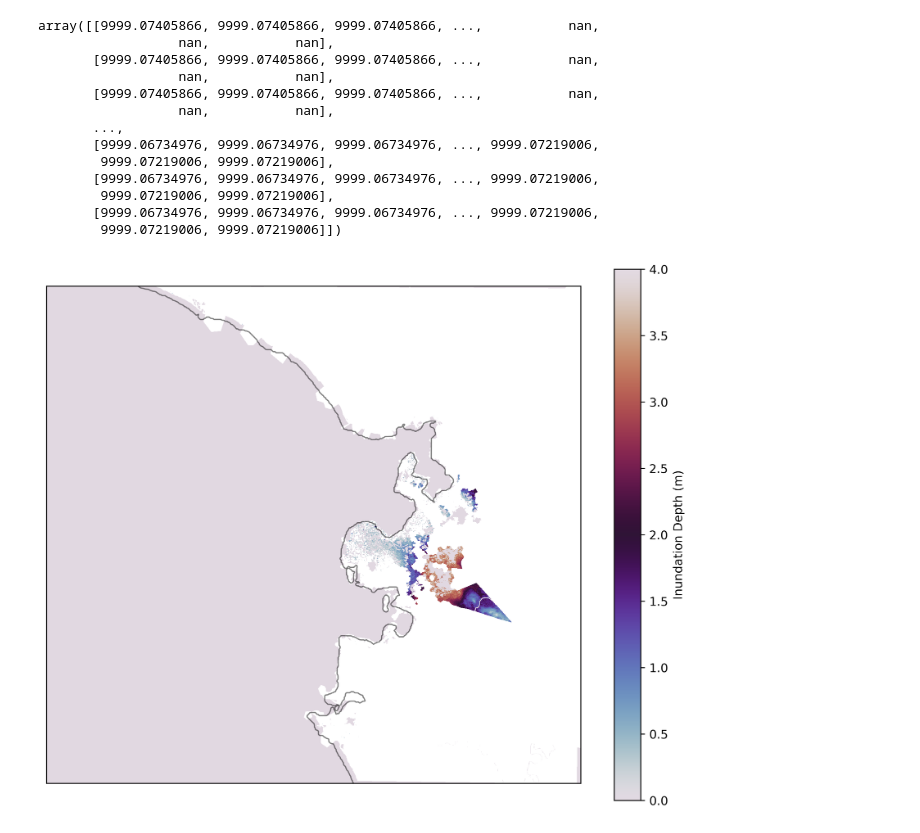
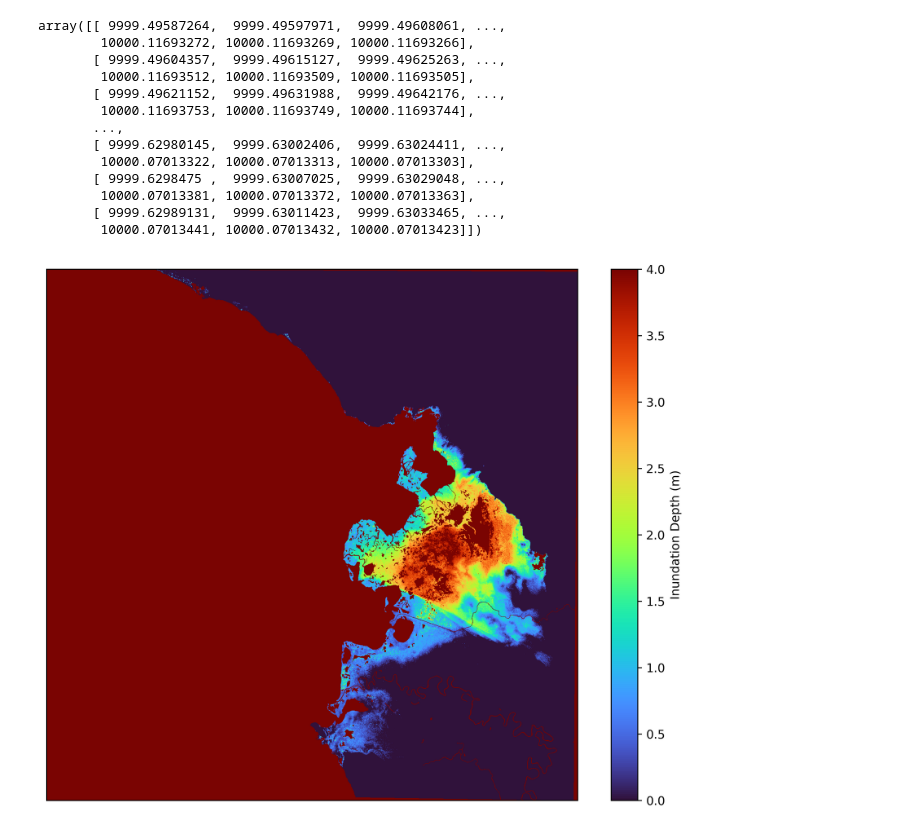
Before and after one commit to aesgeorges/LaGonaveFM, a Jupyter notebook: notebooks/flood_expand.ipynb, the cells around one changed output. Drawn from its saved outputs; the diff is of its cells as text; code cells hidden in the pictures.

Commit message:
new writing figures

```diff
--- a/notebooks/flood_expand.ipynb
+++ b/notebooks/flood_expand.ipynb
@@ -102,46 +102,47 @@ def expand_flooding_hand_realistic(adcirc_output, dem_path, mesh_path):
 
     return inundation_depth, transform, crs
 # %%
-output = "../sims/Gonave_Surge_nomangrove/hotstart/fort.63.nc"
-mesh_path = "../sims/Gonave_Surge_nomangrove/fort.14"
+output = "../sims/Gonave_SLR_mangrove/SSP1_2050/hotstart/fort.63.nc"
+mesh_path = "../sims/Gonave_SLR_mangrove/S0/fort.14"
 dempath = "../datasets/rasters/GrandPierre_fix.tif"
 
-inundation_depth, transform, crs = expand_flooding_hand(output, dempath, mesh_path)
+inundation_depth, transform, crs = expand_flooding_hand_realistic(output, dempath, mesh_path)
 # %%
 inundation_depth
 # %% [output]
-array([[9999.07405866, 9999.07405866, 9999.07405866, ...,           nan,
-                  nan,           nan],
-       [9999.07405866, 9999.07405866, 9999.07405866, ...,           nan,
-                  nan,           nan],
-       [9999.07405866, 9999.07405866, 9999.07405866, ...,           nan,
-                  nan,           nan],
+array([[ 9999.49587264,  9999.49597971,  9999.49608061, ...,
+        10000.11693272, 10000.11693269, 10000.11693266],
+       [ 9999.49604357,  9999.49615127,  9999.49625263, ...,
+        10000.11693512, 10000.11693509, 10000.11693505],
+       [ 9999.49621152,  9999.49631988,  9999.49642176, ...,
+        10000.11693753, 10000.11693749, 10000.11693744],
        ...,
-       [9999.06734976, 9999.06734976, 9999.06734976, ..., 9999.07219006,
-        9999.07219006, 9999.07219006],
-       [9999.06734976, 9999.06734976, 9999.06734976, ..., 9999.07219006,
-        9999.07219006, 9999.07219006],
-       [9999.06734976, 9999.06734976, 9999.06734976, ..., 9999.07219006,
-        9999.07219006, 9999.07219006]])
+       [ 9999.62980145,  9999.63002406,  9999.63024411, ...,
+        10000.07013322, 10000.07013313, 10000.07013303],
+       [ 9999.6298475 ,  9999.63007025,  9999.63029048, ...,
+        10000.07013381, 10000.07013372, 10000.07013363],
+       [ 9999.62989131,  9999.63011423,  9999.63033465, ...,
+        10000.07013441, 10000.07013432, 10000.07013423]])
+# %%
+extent = [-72.85, -72.6, 19.25, 19.5]
 # %%
 from rasterio.plot import plotting_extent
 import cartopy.feature as cf
 
 import matplotlib.pyplot as plt
 import matplotlib as mpl
 
 fig, ax = plt.subplots(figsize = (10,8), dpi=500, subplot_kw={'projection': ccrs.PlateCarree()})
-im = ax.imshow(inundation_depth, cmap='twilight', vmin=0., vmax=4, transform=ccrs.PlateCarree(), extent=plotting_extent(dem, transform=transform))
+im = ax.imshow(inundation_depth, extent=extent, aspect=ax.get_aspect(), transform=ax.transAxes, cmap='turbo', vmin=0., vmax=4)
 
 
 plt.colorbar(im, ax=ax, orientation='vertical', label='Inundation Depth (m)')
 
-coast = cf.GSHHSFeature(scale='full', alpha=0.5)
-ax.add_feature(coast)
+ax.set_extent(extent)
 
 ax.top_labels = False
 ax.right_labels = False
 ax.xlocator = mpl.ticker.MaxNLocator(nbins=5)
 ax.ylocator = mpl.ticker.MaxNLocator(nbins=5)
 # %% [output]
-[figure, old version]
+[figure, new version]
```
Also changed, not shown: 3 other files.
